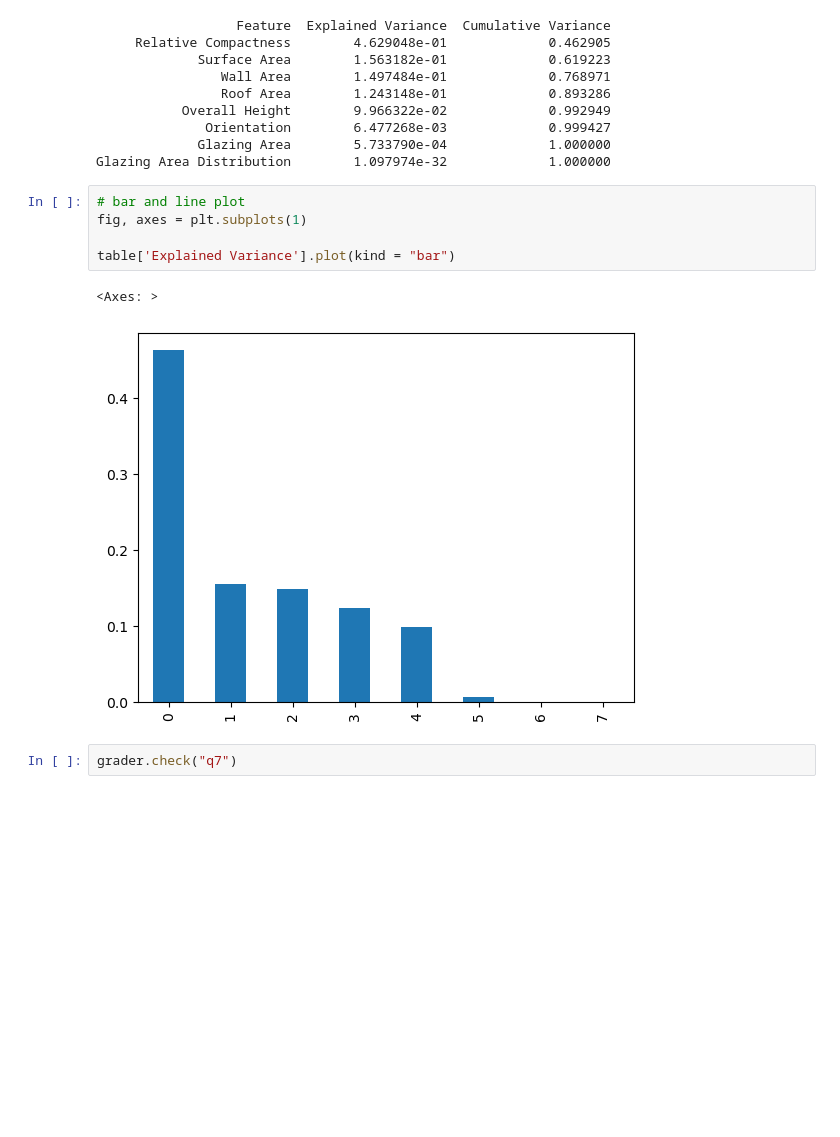
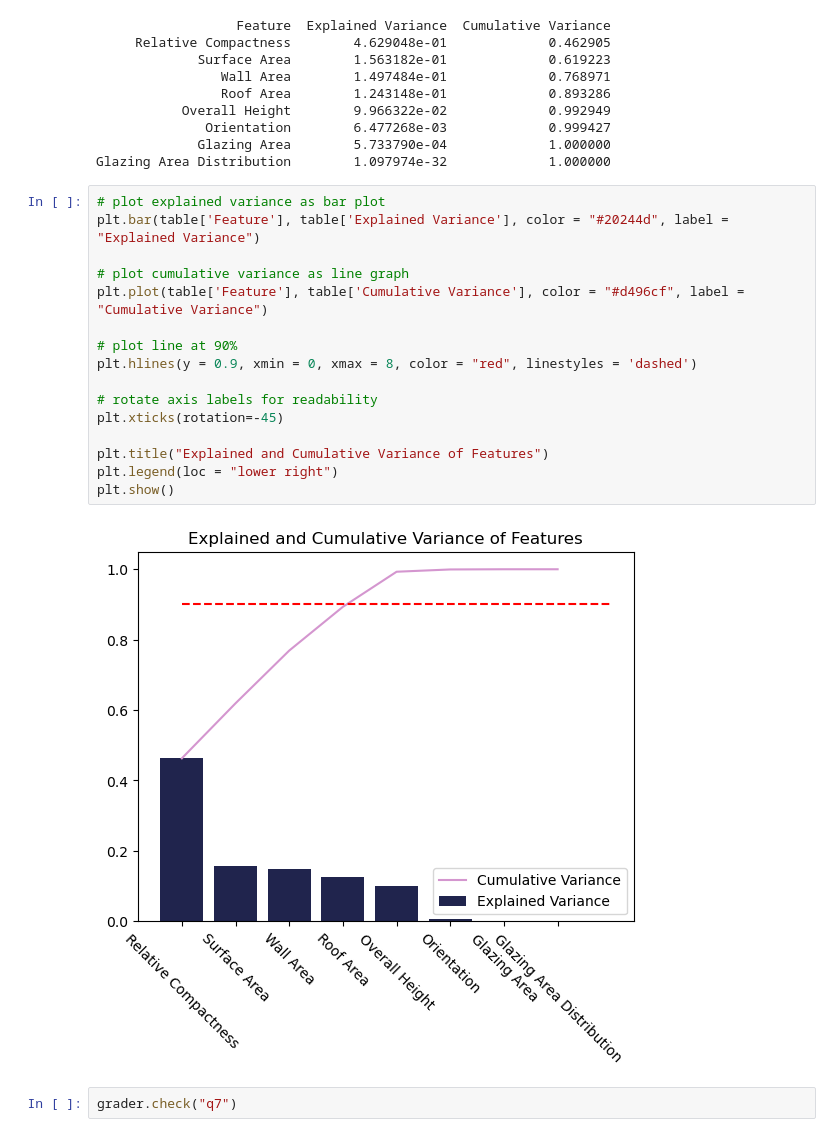
Before and after one commit to sofiasarak/assignment-3, a Jupyter notebook: task1/hw3-task1.ipynb, the cells around one changed output. Cells and saved outputs as stored; diff of their text form; blank space fills up the shorter version.

```diff
--- a/task1/hw3-task1.ipynb
+++ b/task1/hw3-task1.ipynb
@@ -558,14 +558,24 @@ print(table.to_string(index=False))
               Orientation        6.477268e-03             0.999427
              Glazing Area        5.733790e-04             1.000000
 Glazing Area Distribution        1.097974e-32             1.000000
-# %%
-# bar and line plot
-fig, axes = plt.subplots(1)
-
-table['Explained Variance'].plot(kind = "bar")
-# %% [output]
-<Axes: >
-[figure, removed]
+# %%
+# plot explained variance as bar plot
+plt.bar(table['Feature'], table['Explained Variance'], color = "#20244d", label = "Explained Variance")
+
+# plot cumulative variance as line graph
+plt.plot(table['Feature'], table['Cumulative Variance'], color = "#d496cf", label = "Cumulative Variance")
+
+# plot line at 90%
+plt.hlines(y = 0.9, xmin = 0, xmax = 8, color = "red", linestyles = 'dashed')
+
+# rotate axis labels for readability
+plt.xticks(rotation=-45)
+
+plt.title("Explained and Cumulative Variance of Features")
+plt.legend(loc = "lower right")
+plt.show()
+# %% [output]
+[figure, added]
 # %%
 grader.check("q7")
 # %% [output]
```
Also changed, not shown: parts of 9 cells of this notebook.
